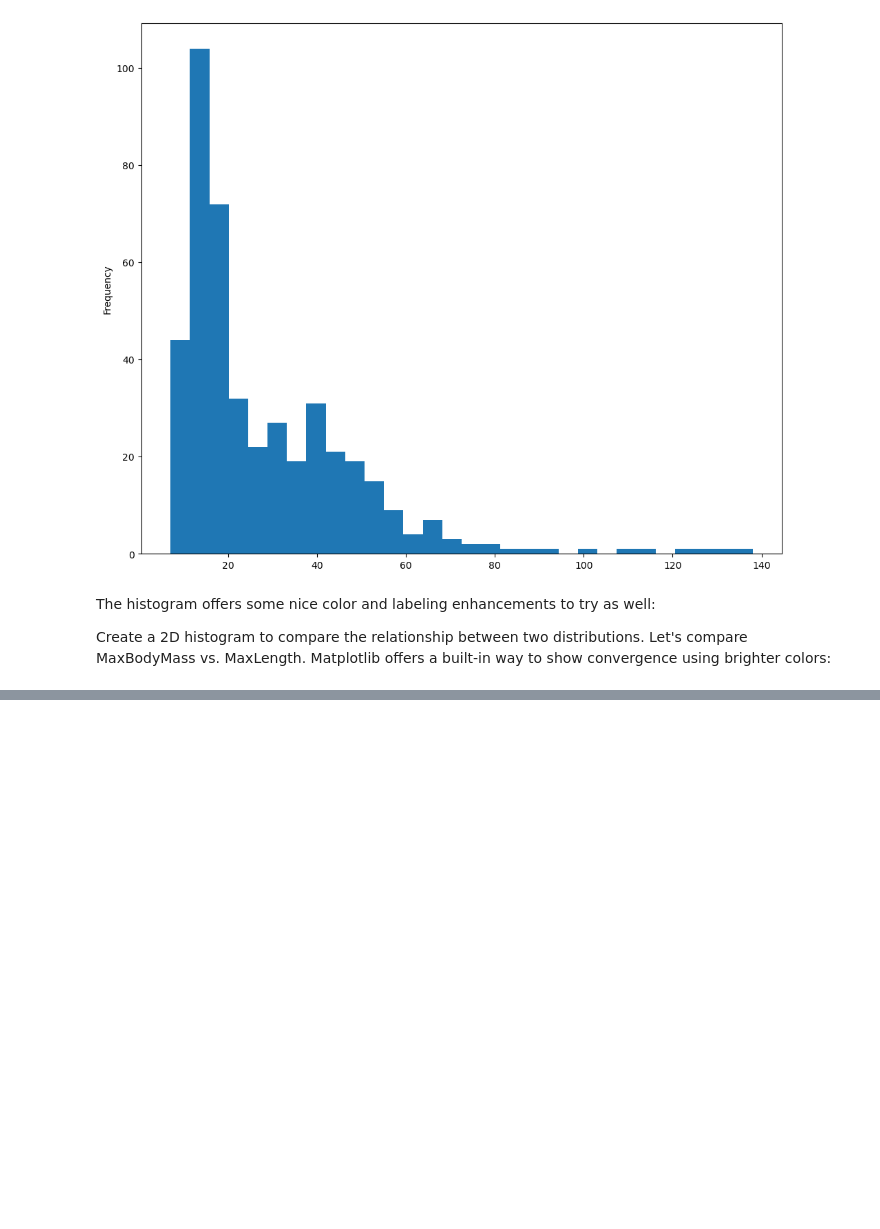
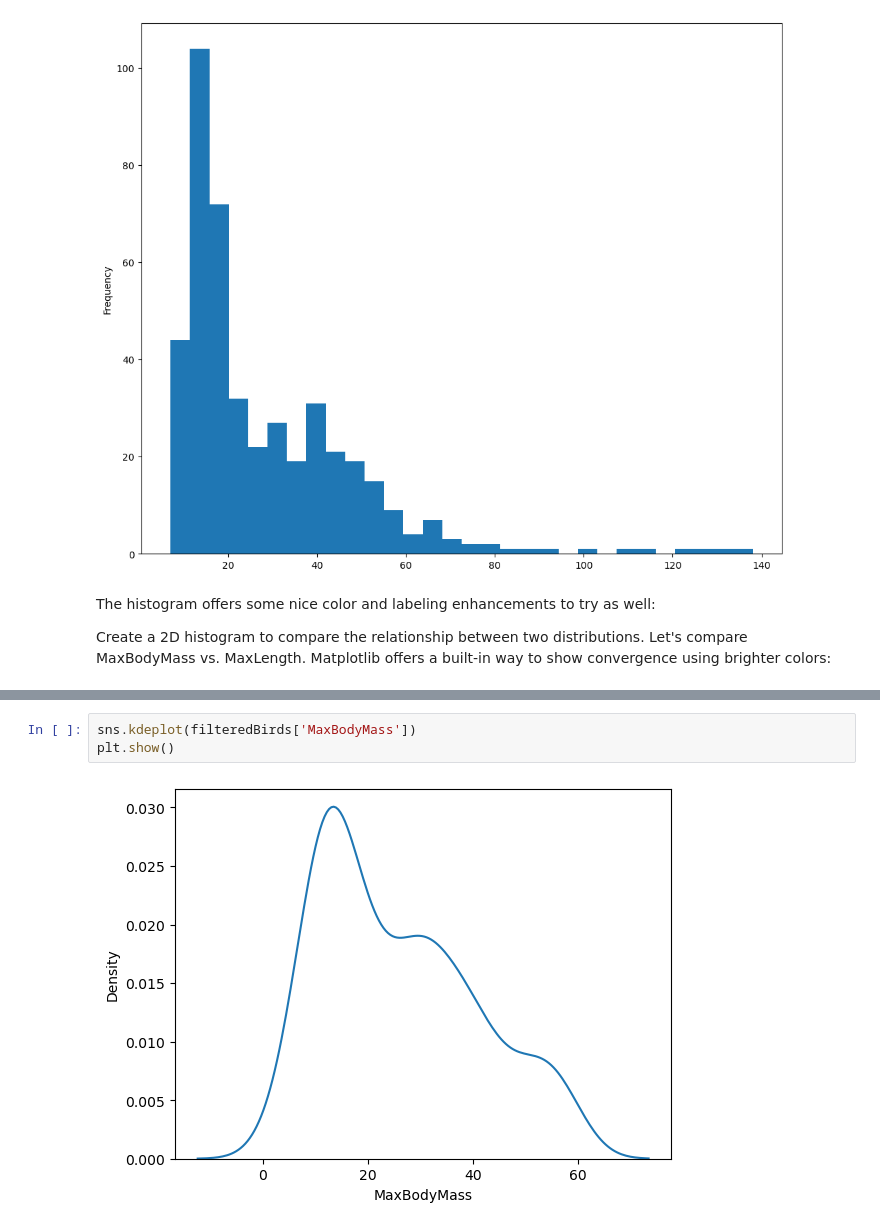
Before and after one commit to lukmanaj/ArewaDS-Machine-Learning-Assignments, a Jupyter notebook: week_03/2_visualizing_distributions.ipynb, the cells around one changed output, grey strips where cells are left out. Cells and saved outputs as stored; diff of their text form; blank space fills up the shorter version.

```diff
--- a/week_03/2_visualizing_distributions.ipynb
+++ b/week_03/2_visualizing_distributions.ipynb
@@ -75,0 +153,5 @@ Create a 2D histogram to compare the relationship between two distributions. Let
+# %%
+sns.kdeplot(filteredBirds['MaxBodyMass'])
+plt.show()
+# %% [output]
+[figure, added]
```
Also changed, not shown: parts of 13 cells of this notebook.
